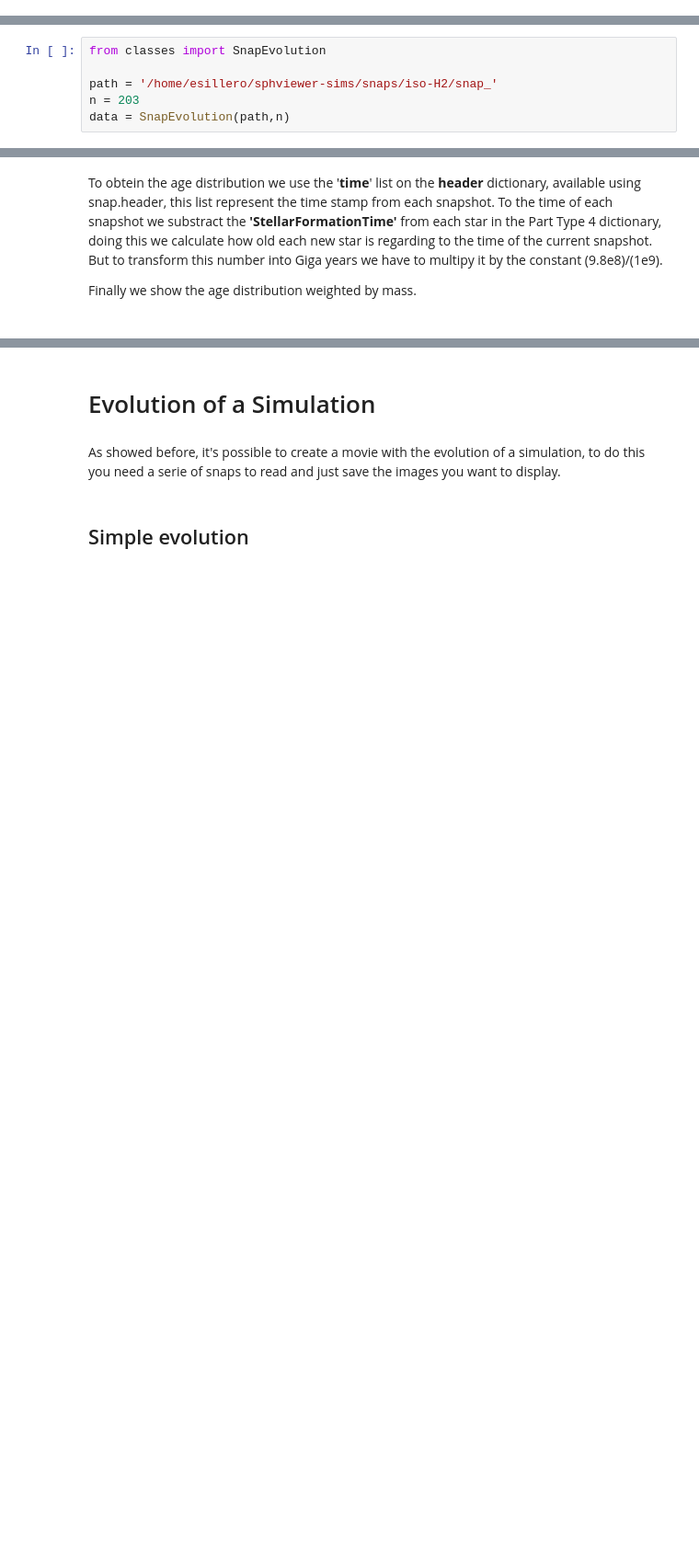
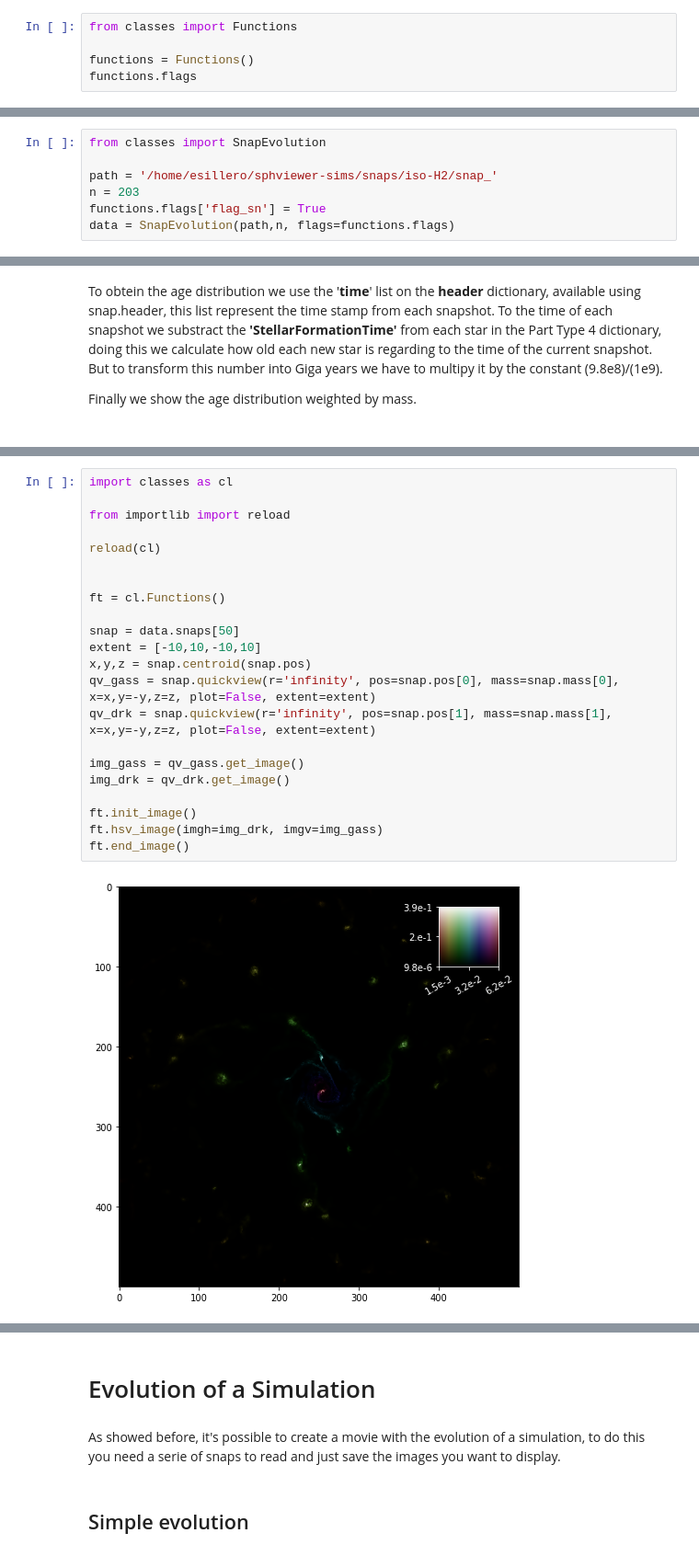
Before and after one commit to sebalepe/sphviewer_userguide, a Jupyter notebook: Sphviewer User Guide.ipynb, the cells around one changed output, grey strips where cells are left out. Shown at 92% size. Saved outputs shown, nothing was run; the diff lists cells and outputs as text; blank space fills up the shorter version.

Commit message:
update classes

```diff
--- a/Sphviewer User Guide.ipynb
+++ b/Sphviewer User Guide.ipynb
@@ -529,0 +545,5 @@ test_file/snap_050.gz
+# %%
+from classes import Functions
+
+functions = Functions()
+functions.flags
@@ -538,5 +600,6 @@ from classes import SnapEvolution
 
 path = '/home/esillero/sphviewer-sims/snaps/iso-H2/snap_'
 n = 203
-data = SnapEvolution(path,n)
+functions.flags['flag_sn'] = True
+data = SnapEvolution(path,n, flags=functions.flags)
 # %% [output]
@@ -887,0 +957,24 @@ Following the same method, we obtained 4 images with the age distribution of <b>
+# %%
+import classes as cl
+
+from importlib import reload
+
+reload(cl)
+
+
+ft = cl.Functions()
+
+snap = data.snaps[50]
+extent = [-10,10,-10,10]
+x,y,z = snap.centroid(snap.pos)
+qv_gass = snap.quickview(r='infinity', pos=snap.pos[0], mass=snap.mass[0], x=x,y=-y,z=z, plot=False, extent=extent)
+qv_drk = snap.quickview(r='infinity', pos=snap.pos[1], mass=snap.mass[1], x=x,y=-y,z=z, plot=False, extent=extent)
+
+img_gass = qv_gass.get_image()
+img_drk = qv_drk.get_image()
+
+ft.init_image()
+ft.hsv_image(imgh=img_drk, imgv=img_gass)
+ft.end_image()
+# %% [output]
+[figure, added]
```
Also changed, not shown: parts of 43 cells of this notebook, 4 other files.
